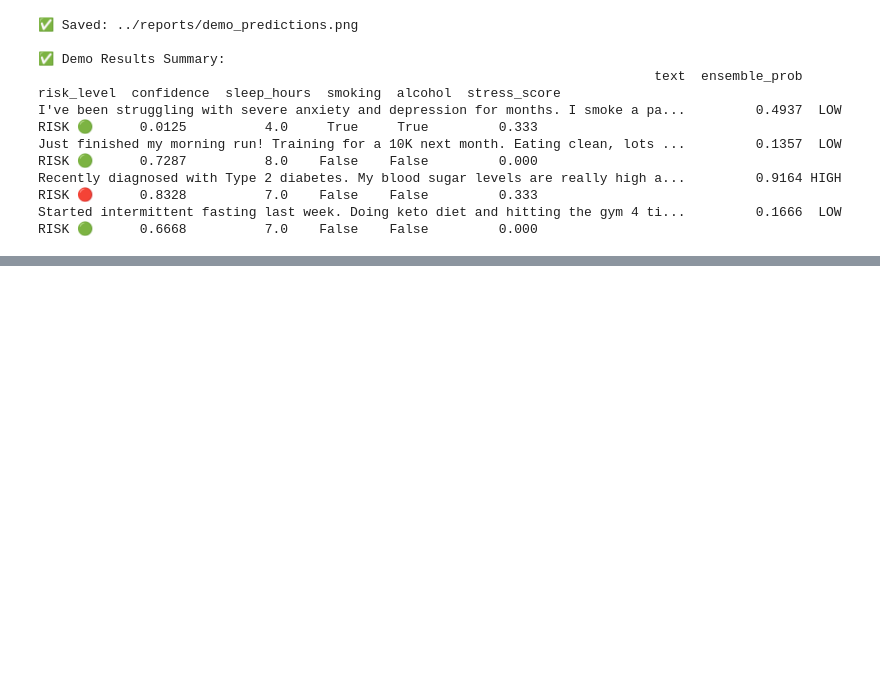
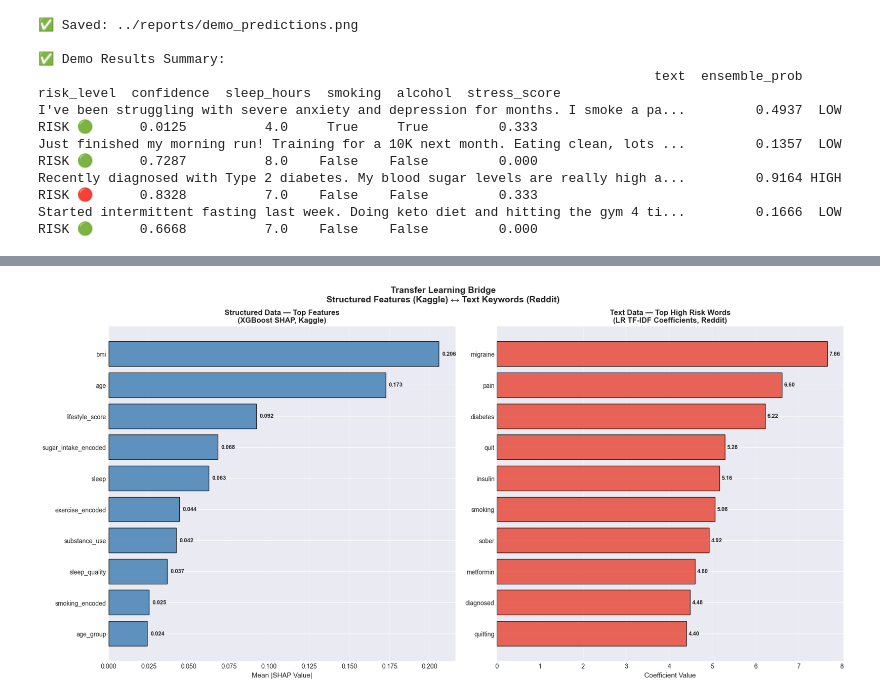
Before and after one commit to yagnitM/lifestyle-health-risk-ews, a Jupyter notebook: notebook/5.Results_Analysis.ipynb, the cells around one changed output, grey strips where cells are left out. Saved outputs shown, nothing was run; the diff lists cells and outputs as text; code cells hidden in the pictures; blank space fills up the shorter version.

```diff
--- a/notebook/5.Results_Analysis.ipynb
+++ b/notebook/5.Results_Analysis.ipynb
@@ -1694,0 +1793,94 @@ Started intermittent fasting last week. Doing keto diet and hitting the gym 4 ti
+# %%
+# Cell 22: Structured ↔ Text Feature Overlap (Transfer Learning Bridge)
+print("="*70)
+print(" " * 20 + "TRANSFER LEARNING BRIDGE ANALYSIS")
+print("="*70)
+
+feature_names_tfidf = tfidf_vec.get_feature_names_out()
+tfidf_coefs         = lr_tfidf.coef_[0]
+
+top_pos_idx   = tfidf_coefs.argsort()[-15:][::-1]
+top_neg_idx   = tfidf_coefs.argsort()[:15]
+top_tfidf_pos = [feature_names_tfidf[i] for i in top_pos_idx]
+top_tfidf_neg = [feature_names_tfidf[i] for i in top_neg_idx]
+
+# ── Mapping structured features → text keywords ──
+overlap_mapping = {
+    'sleep / sleep_quality'  : ['sleep','insomnia','cpap','apnea',
+                                 'tired','sleeping','asleep','nap'],
+    'smoking_encoded'        : ['smoke','smoking','cigarette',
+                                 'nicotine','quit','quitting','vape'],
+    'alcohol_encoded'        : ['drink','drinking','alcohol',
+                                 'sober','sobriety','drunk','beer'],
+    'substance_use'          : ['weed','drug','substance','addiction',
+                                 'craving','relapse','clean'],
+    'bmi / weight'           : ['weight','calorie','keto','fat',
+                                 'obese','lb','pound','caloric'],
+    'age / age_group'        : ['year','diagnosed','since','chronic'],
+    'lifestyle_score'        : ['exercise','gym','fitness','running',
+                                 'training','protein','workout'],
+    'sugar_intake_encoded'   : ['sugar','glucose','insulin','carb',
+                                 'diabetes','blood','spike'],
+}
+
+print("\n✅ Transfer Learning Feature Mapping:")
+print(f"   {'Structured Feature':<25s}  {'Matching Text Keywords Found'}")
+print("   " + "-"*65)
+
+all_tfidf_words = set(top_tfidf_pos + top_tfidf_neg)
+bridge_results  = []
+
+for struct_feat, text_kws in overlap_mapping.items():
+    found = [w for w in text_kws if w in all_tfidf_words]
+    coverage = len(found) / len(text_kws) * 100
+    bridge_results.append({
+        'Structured_Feature' : struct_feat,
+        'Text_Keywords'      : ', '.join(found) if found else 'none in top-30',
+        'Coverage'           : f'{coverage:.0f}%'
+    })
+    status = '✅' if found else '⚠️ '
+    print(f"   {status} {struct_feat:<25s}: {found}")
+
+bridge_df = pd.DataFrame(bridge_results)
+
+# ── Side-by-side visualization ──
+fig, axes = plt.subplots(1, 2, figsize=(18, 9))
+
+# Left: Structured SHAP importance
+shap_top = shap_importance.head(10)
+axes[0].barh(shap_top['Feature'], shap_top['Mean_SHAP'],
+             color='steelblue', edgecolor='black', alpha=0.85)
+axes[0].set_title('Structured Data — Top Features\n(XGBoost SHAP, Kaggle)',
+                  fontsize=12, fontweight='bold')
+axes[0].set_xlabel('Mean |SHAP Value|', fontsize=11)
+axes[0].invert_yaxis()
+axes[0].grid(True, alpha=0.3, axis='x')
+for i, (feat, val) in enumerate(
+        zip(shap_top['Feature'], shap_top['Mean_SHAP'])):
+    axes[0].text(val + 0.002, i, f'{val:.3f}',
+                 va='center', fontsize=9, fontweight='bold')
+
+# Right: Text TF-IDF coefficients (High Risk)
+top10_names = [feature_names_tfidf[i] for i in top_pos_idx[:10]]
+top10_vals  = [tfidf_coefs[i] for i in top_pos_idx[:10]]
+axes[1].barh(top10_names, top10_vals,
+             color='#e74c3c', edgecolor='black', alpha=0.85)
+axes[1].set_title('Text Data — Top High Risk Words\n(LR TF-IDF Coefficients, Reddit)',
+                  fontsize=12, fontweight='bold')
+axes[1].set_xlabel('Coefficient Value', fontsize=11)
+axes[1].invert_yaxis()
+axes[1].grid(True, alpha=0.3, axis='x')
+for i, (word, val) in enumerate(zip(top10_names, top10_vals)):
+    axes[1].text(val + 0.05, i, f'{val:.2f}',
+                 va='center', fontsize=9, fontweight='bold')
+
+plt.suptitle('Transfer Learning Bridge\nStructured Features (Kaggle) ↔ Text Keywords (Reddit)',
+             fontsize=14, fontweight='bold')
+plt.tight_layout()
+plt.savefig('../reports/feature_overlap_analysis.png', dpi=300, bbox_inches='tight')
+plt.show()
+print("✅ Saved: ../reports/feature_overlap_analysis.png")
+
+print("\n✅ Bridge Summary:")
+print(bridge_df.to_string(index=False))
+# %% [output]
@@ -1694,0 +1902 @@ Started intermittent fasting last week. Doing keto diet and hitting the gym 4 ti
+[figure, added]
```
Also changed, not shown: parts of 8 cells of this notebook, 14 other files.
